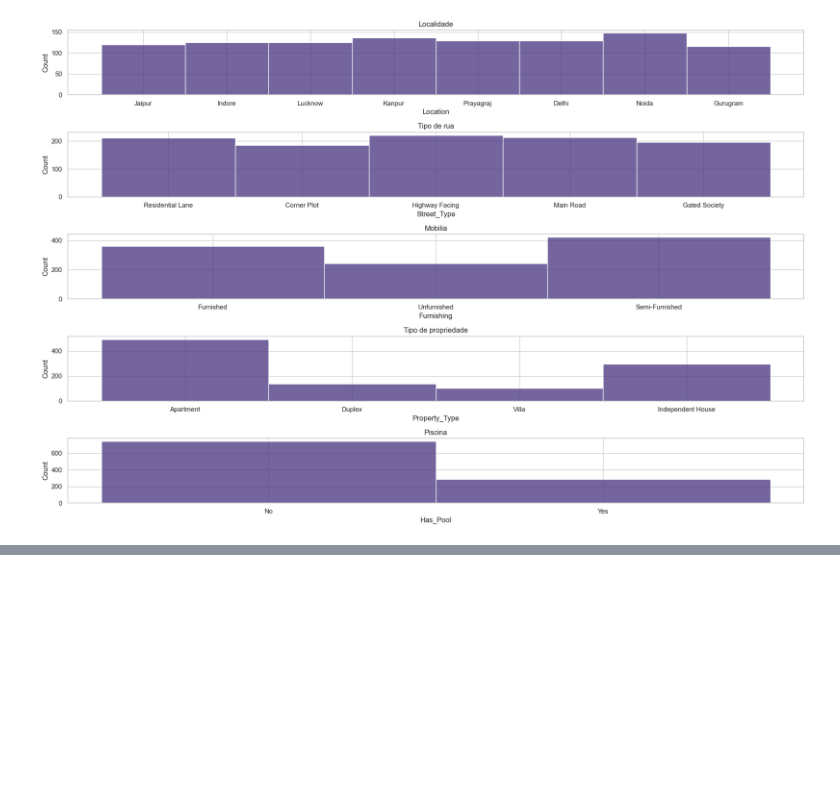
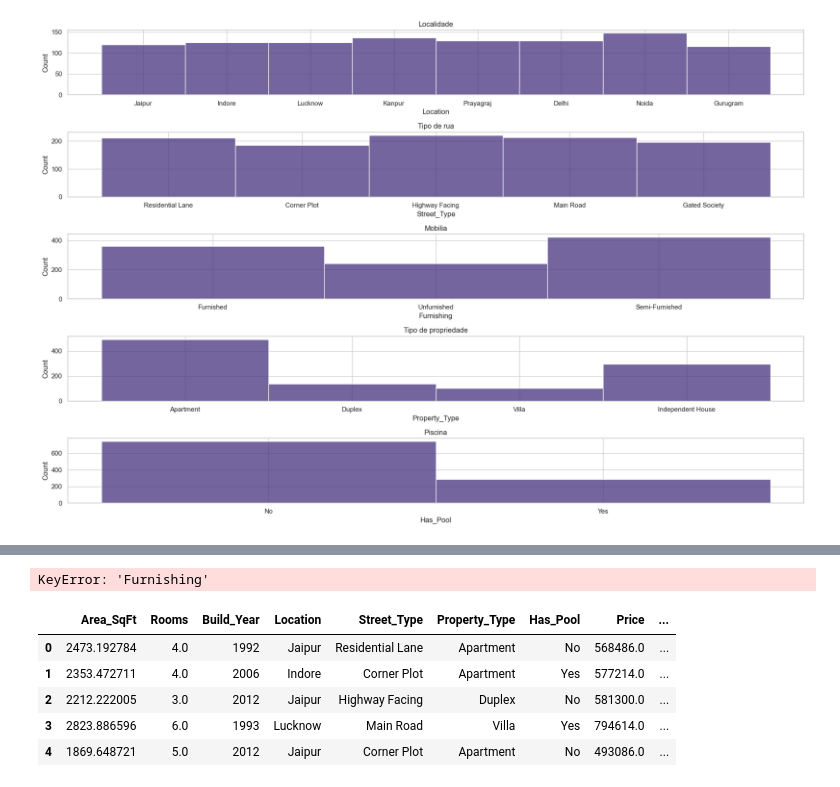
Before and after one commit to e-junior/imobiliary-predictions, a Jupyter notebook: AED.ipynb, the cells around one changed output, grey strips where cells are left out. Saved outputs shown, nothing was run; the diff lists cells and outputs as text; code cells hidden in the pictures; blank space fills up the shorter version.

Commit message:
fixação de coluna para ml

```diff
--- a/AED.ipynb
+++ b/AED.ipynb
@@ -214,0 +213,53 @@ sns.pairplot(data=imob)
+# %%
+# Criamos um dicionário com o mapeamento e aplicamos na coluna
+dicionario_mobilia = {
+    'Unfurnished': 0,
+    'Semi-Furnished': 1,
+    'Furnished': 2
+}
+
+imob['Furnishing_Numerico'] = imob['Furnishing'].map(dicionario_mobilia)
+# %% [output]
+KeyError: 'Furnishing'
+# %%
+dic_tipo_localidade = {
+    'Residential Lane': 0,
+    'Corner Plot': 1,
+    'Highway Facing': 2,
+    'Main Road': 3,
+    'Gated Society': 4
+}
+
+dic_locais = {
+    'Jaipur': 0,
+    'Indore': 1,
+    'Lucknow': 2,
+    'Prayagraj': 3,
+    'Delhi': 4,
+    'Noida': 5,
+    'Gurugram' : 6
+}
+
+dic_tipo = {
+    'Apartment': 0,
+    'Duplex': 1,
+    'Villa': 2,
+    'Independent House': 3
+    }
+
+imob['tipo_localidade'] = imob['Street_Type'].map(dic_tipo_localidade)
+imob['locais'] = imob['Location'].map(dic_locais)
+imob['tipos'] = imob ['Property_Type'].map(dic_tipo)
+
+imob.drop(columns=['Street_Type', 'Location', 'Property_Type'], inplace=True)
+# %%
+imob.drop(columns=['Furnishing'], inplace=True)
+# %%
+imob.head()
+# %% [output]
+|  | Area_SqFt | Rooms | Build_Year | Location | Street_Type | Property_Type | Has_Pool | Price | ... |
+| 0 | 2473.192784 | 4.0 | 1992 | Jaipur | Residential Lane | Apartment | No | 568486.0 | ... |
+| 1 | 2353.472711 | 4.0 | 2006 | Indore | Corner Plot | Apartment | Yes | 577214.0 | ... |
+| 2 | 2212.222005 | 3.0 | 2012 | Jaipur | Highway Facing | Duplex | No | 581300.0 | ... |
+| 3 | 2823.886596 | 6.0 | 1993 | Lucknow | Main Road | Villa | Yes | 794614.0 | ... |
+| 4 | 1869.648721 | 5.0 | 2012 | Jaipur | Corner Plot | Apartment | No | 493086.0 | ... |
```
Also changed, not shown: parts of 5 cells of this notebook, 1 other file.
